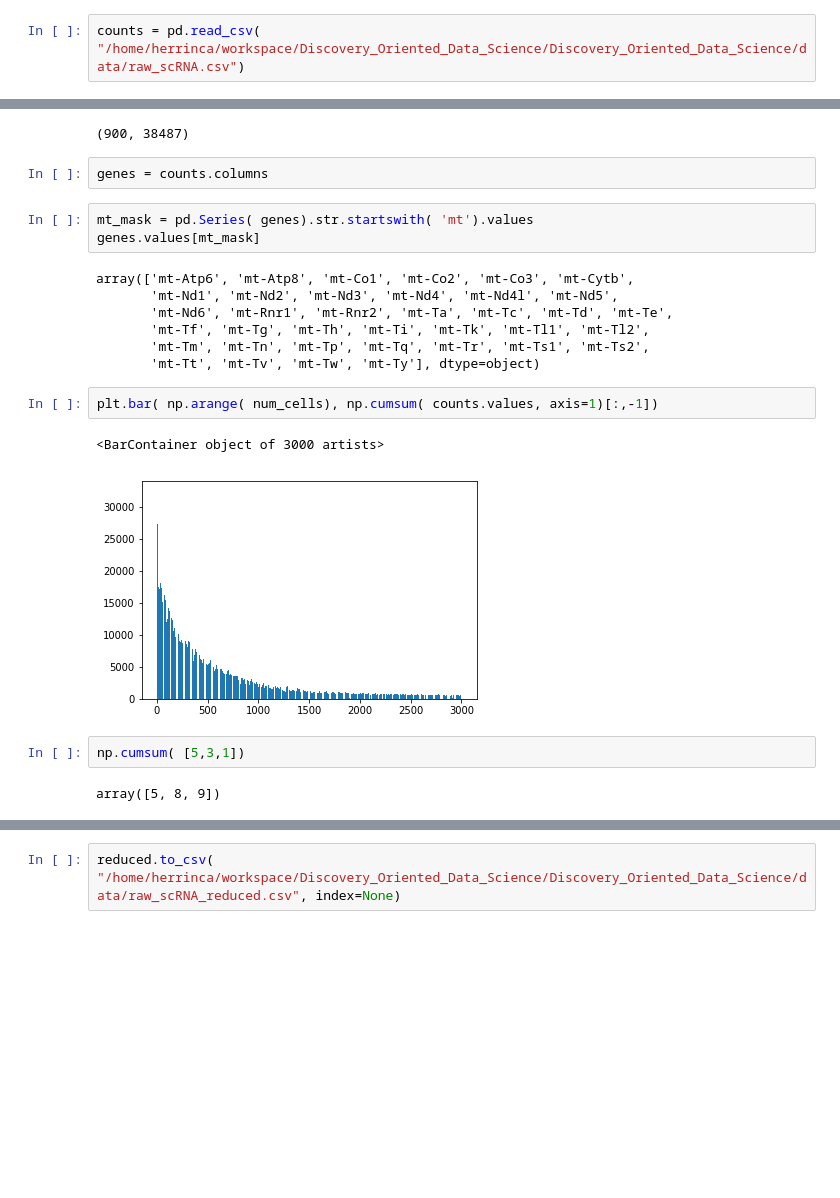
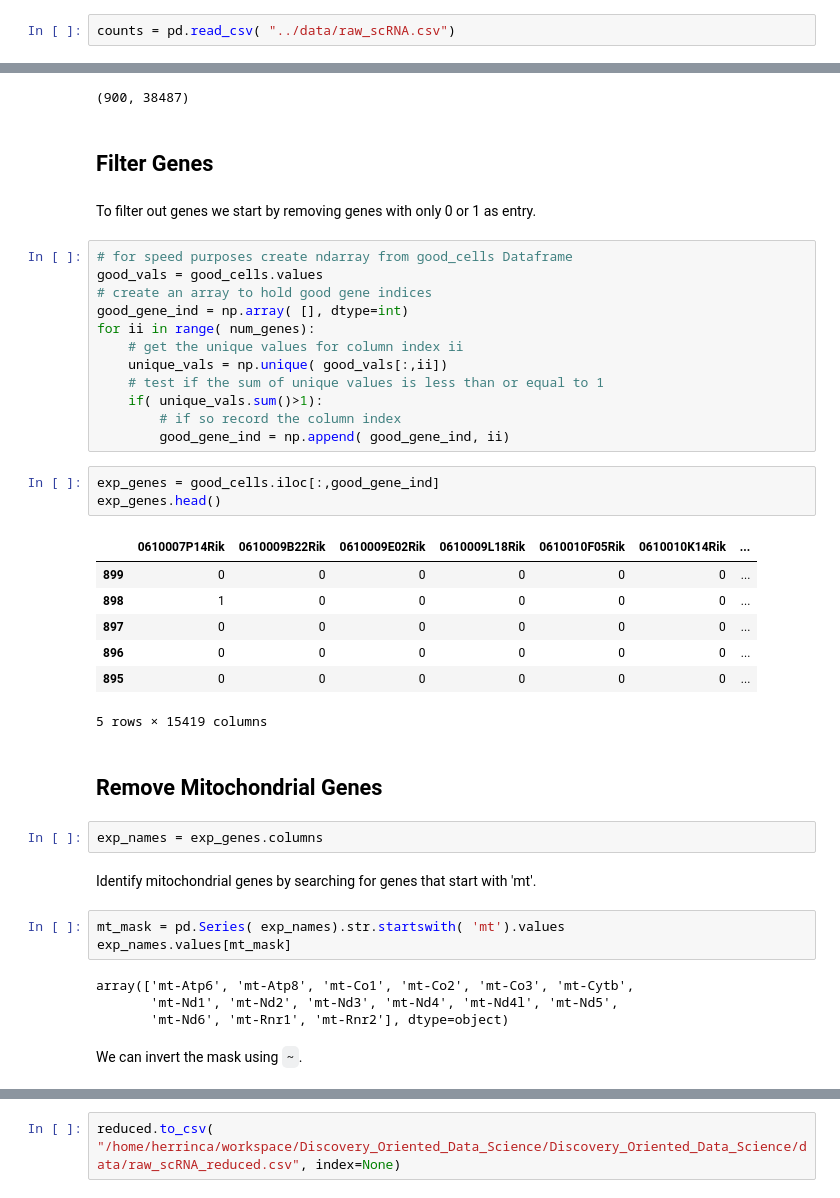
Before and after one commit to msenosain/Discovery_Oriented_Data_Science, a Jupyter notebook: notebooks/Preprocessing_and_Feature_Selection.ipynb, the cells around one changed output, grey strips where cells are left out. Drawn from its saved outputs; the diff is of its cells as text; blank space fills up the shorter version.

```diff
--- a/notebooks/Preprocessing_and_Feature_Selection.ipynb
+++ b/notebooks/Preprocessing_and_Feature_Selection.ipynb
@@ -11,7 +11,7 @@ import matplotlib.pyplot as plt
 # %% [markdown]
 Next, upload UMI/counts from the data directory into a pandas Dataframe. This data is from mouse colon and has been reduced for computational time purposes, but steps outlined will be the same for full data sets.
 # %%
-counts = pd.read_csv( "/home/herrinca/workspace/Discovery_Oriented_Data_Science/Discovery_Oriented_Data_Science/data/raw_scRNA.csv")
+counts = pd.read_csv( "../data/raw_scRNA.csv")
 # %% [markdown]
 Its always a good idea to check that your data has been loaded correctly.
 # %%
@@ -121,24 +123,45 @@ good_cells.head()
 good_cells.shape
 # %% [output]
 (900, 38487)
-# %%
-genes = counts.columns
+# %% [markdown]
+## **Filter Genes**
+# %% [markdown]
+To filter out genes we start by removing genes with only 0 or 1 as entry.
+# %%
+# for speed purposes create ndarray from good_cells Dataframe
+good_vals = good_cells.values
+# create an array to hold good gene indices
+good_gene_ind = np.array( [], dtype=int)
+for ii in range( num_genes):
+    # get the unique values for column index ii
+    unique_vals = np.unique( good_vals[:,ii])
+    # test if the sum of unique values is less than or equal to 1
+    if( unique_vals.sum()>1):
+        # if so record the column index
+        good_gene_ind = np.append( good_gene_ind, ii)
+# %%
+exp_genes = good_cells.iloc[:,good_gene_ind]
+exp_genes.head()
+# %% [output]
+|  | 0610007P14Rik | 0610009B22Rik | 0610009E02Rik | 0610009L18Rik | 0610010F05Rik | 0610010K14Rik | ... |
+| 899 | 0 | 0 | 0 | 0 | 0 | 0 | ... |
+| 898 | 1 | 0 | 0 | 0 | 0 | 0 | ... |
+| 897 | 0 | 0 | 0 | 0 | 0 | 0 | ... |
+| 896 | 0 | 0 | 0 | 0 | 0 | 0 | ... |
+| 895 | 0 | 0 | 0 | 0 | 0 | 0 | ... |
+5 rows × 15419 columns
+# %% [markdown]
+## **Remove Mitochondrial Genes**
+# %%
+exp_names = exp_genes.columns
+# %% [markdown]
+Identify mitochondrial genes by searching for genes that start with 'mt'.
 # %%
-mt_mask = pd.Series( genes).str.startswith( 'mt').values
-genes.values[mt_mask]
+mt_mask = pd.Series( exp_names).str.startswith( 'mt').values
+exp_names.values[mt_mask]
 # %% [output]
 array(['mt-Atp6', 'mt-Atp8', 'mt-Co1', 'mt-Co2', 'mt-Co3', 'mt-Cytb',
        'mt-Nd1', 'mt-Nd2', 'mt-Nd3', 'mt-Nd4', 'mt-Nd4l', 'mt-Nd5',
-       'mt-Nd6', 'mt-Rnr1', 'mt-Rnr2', 'mt-Ta', 'mt-Tc', 'mt-Td', 'mt-Te',
-       'mt-Tf', 'mt-Tg', 'mt-Th', 'mt-Ti', 'mt-Tk', 'mt-Tl1', 'mt-Tl2',
-       'mt-Tm', 'mt-Tn', 'mt-Tp', 'mt-Tq', 'mt-Tr', 'mt-Ts1', 'mt-Ts2',
-       'mt-Tt', 'mt-Tv', 'mt-Tw', 'mt-Ty'], dtype=object)
+       'mt-Nd6', 'mt-Rnr1', 'mt-Rnr2'], dtype=object)
-# %%
-plt.bar( np.arange( num_cells), np.cumsum( counts.values, axis=1)[:,-1])
-# %% [output]
-<BarContainer object of 3000 artists>
-[figure, removed]
-# %%
-np.cumsum( [5,3,1])
-# %% [output]
-array([5, 8, 9])
+# %% [markdown]
+We can invert the mask using `~`.
```
Also changed, not shown: parts of 9 cells of this notebook.
